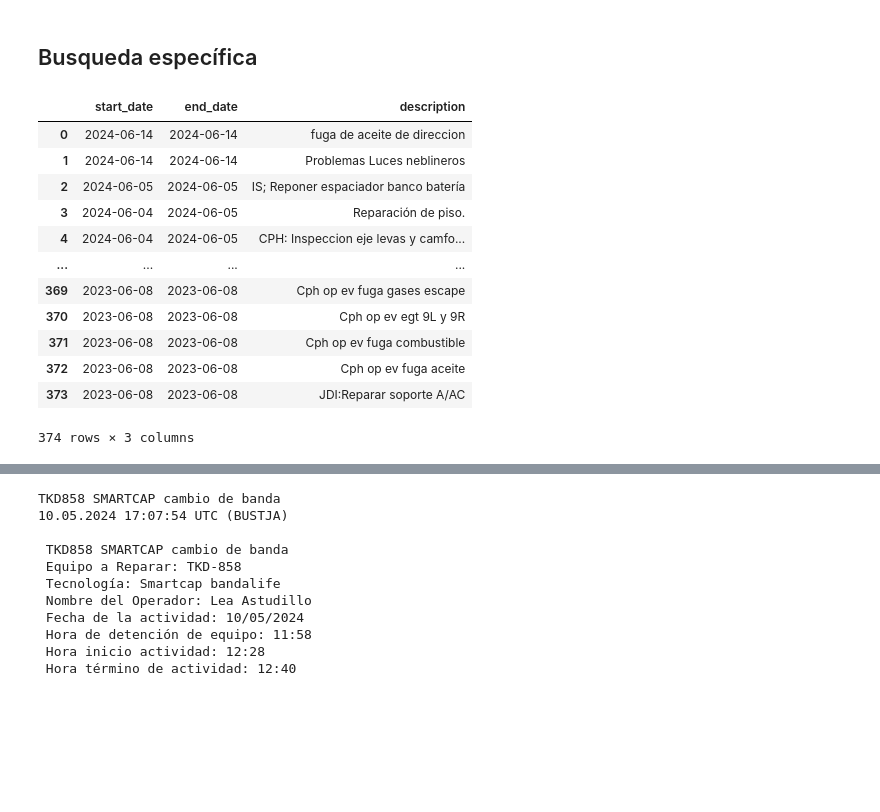
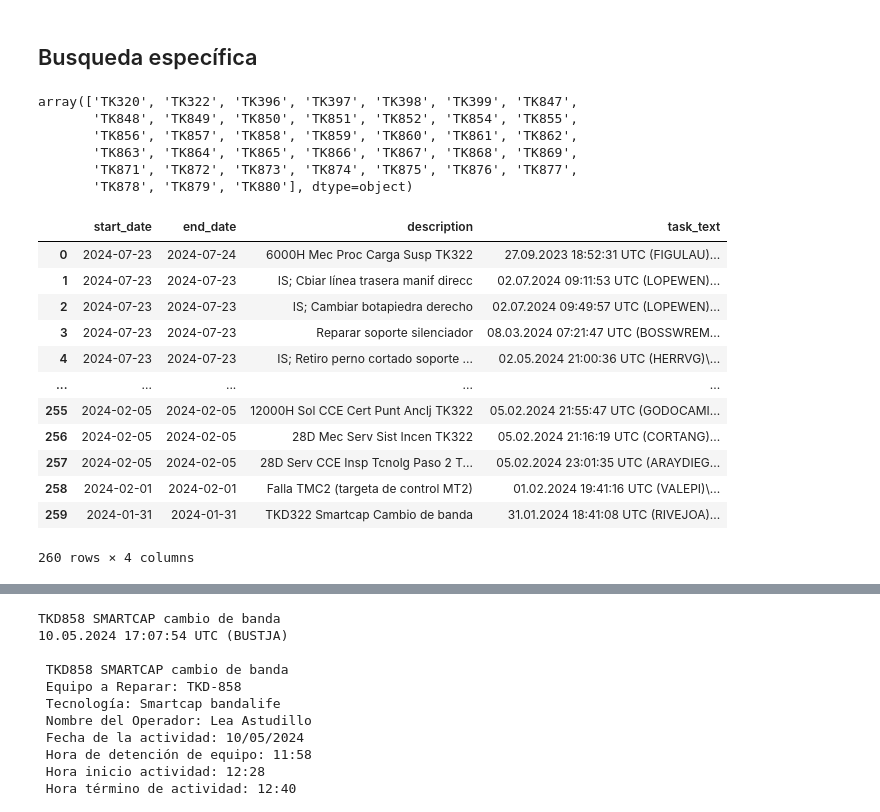
Before and after one commit to cecilvega/kverse, a Jupyter notebook: kdags_tests/fiori.ipynb, the cells around one changed output, grey strips where cells are left out. Drawn from its saved outputs; the diff is of its cells as text; code cells hidden in the pictures; blank space fills up the shorter version.

```diff
--- a/kdags_tests/fiori.ipynb
+++ b/kdags_tests/fiori.ipynb
@@ -34,34 +34,44 @@ context = dg.build_asset_context()
 work_order_history_df = Readr.Maintenance.read_work_order_history()
 # %% [markdown]
 ## Busqueda específica
+# %%
+work_order_history_df["equipment_name"].unique()
+# %% [output]
+array(['TK320', 'TK322', 'TK396', 'TK397', 'TK398', 'TK399', 'TK847',
+       'TK848', 'TK849', 'TK850', 'TK851', 'TK852', 'TK854', 'TK855',
+       'TK856', 'TK857', 'TK858', 'TK859', 'TK860', 'TK861', 'TK862',
+       'TK863', 'TK864', 'TK865', 'TK866', 'TK867', 'TK868', 'TK869',
+       'TK871', 'TK872', 'TK873', 'TK874', 'TK875', 'TK876', 'TK877',
+       'TK878', 'TK879', 'TK880'], dtype=object)
 # %%
 # INICIO MODIFICACION
-start_date = "2023-06-06"
-end_date = "2024-06-15"
-equipment_name = "TK858"
+start_date = "2024-01-30"
+end_date = "2024-07-30"
+equipment_name = "TK322"
 # FIN DE MODIFICACION
 df = work_order_history_df.copy()
 df = (
     df.loc[
         (df["equipment_name"] == equipment_name)
-        & (df["start_date"] >= start_date)
-        & (df["end_date"] <= end_date)
+        & (df["start_date"] >= datetime.strptime(start_date, "%Y-%m-%d"))
+        & (df["end_date"] <= datetime.strptime(end_date, "%Y-%m-%d"))
     ]
     .sort_values("end_date", ascending=False)
     .reset_index(drop=True)
 )
-df[["start_date", "end_date", "description"]]
+df = df.assign(text=df["description"] + " " + df["task_text"])
+df[["start_date", "end_date", "description", "task_text"]]
 # %% [output]
-|  | start_date | end_date | description |
-| 0 | 2024-06-14 | 2024-06-14 | fuga de aceite de direccion |
-| 1 | 2024-06-14 | 2024-06-14 | Problemas Luces neblineros |
-| 2 | 2024-06-05 | 2024-06-05 | IS; Reponer espaciador banco batería |
-| 3 | 2024-06-04 | 2024-06-05 | Reparación de piso. |
-| 4 | 2024-06-04 | 2024-06-05 | CPH: Inspeccion eje levas y camfo... |
-| ... | ... | ... | ... |
-| 369 | 2023-06-08 | 2023-06-08 | Cph op ev fuga gases escape |
-| 370 | 2023-06-08 | 2023-06-08 | Cph op ev egt 9L y 9R |
-| 371 | 2023-06-08 | 2023-06-08 | Cph op ev fuga combustible |
-| 372 | 2023-06-08 | 2023-06-08 | Cph op ev fuga aceite |
-| 373 | 2023-06-08 | 2023-06-08 | JDI:Reparar soporte A/AC |
+|  | start_date | end_date | description | task_text |
+| 0 | 2024-07-23 | 2024-07-24 | 6000H Mec Proc Carga Susp TK322 | 27.09.2023 18:52:31 UTC (FIGULAU)... |
+| 1 | 2024-07-23 | 2024-07-23 | IS; Cbiar línea trasera manif direcc | 02.07.2024 09:11:53 UTC (LOPEWEN)... |
+| 2 | 2024-07-23 | 2024-07-23 | IS; Cambiar botapiedra derecho | 02.07.2024 09:49:57 UTC (LOPEWEN)... |
+| 3 | 2024-07-23 | 2024-07-23 | Reparar soporte silenciador | 08.03.2024 07:21:47 UTC (BOSSWREM... |
+| 4 | 2024-07-23 | 2024-07-23 | IS; Retiro perno cortado soporte ... | 02.05.2024 21:00:36 UTC (HERRVG)\... |
+| ... | ... | ... | ... | ... |
+| 255 | 2024-02-05 | 2024-02-05 | 12000H Sol CCE Cert Punt Anclj TK322 | 05.02.2024 21:55:47 UTC (GODOCAMI... |
+| 256 | 2024-02-05 | 2024-02-05 | 28D Mec Serv Sist Incen TK322 | 05.02.2024 21:16:19 UTC (CORTANG)... |
+| 257 | 2024-02-05 | 2024-02-05 | 28D Serv CCE Insp Tcnolg Paso 2 T... | 05.02.2024 23:01:35 UTC (ARAYDIEG... |
+| 258 | 2024-02-01 | 2024-02-01 | Falla TMC2 (targeta de control MT2) | 01.02.2024 19:41:16 UTC (VALEPI)\... |
+| 259 | 2024-01-31 | 2024-01-31 | TKD322 Smartcap Cambio de banda | 31.01.2024 18:41:08 UTC (RIVEJOA)... |
-374 rows × 3 columns
+260 rows × 4 columns
```
Also changed, not shown: parts of 1 cell of this notebook, 1 other file.
